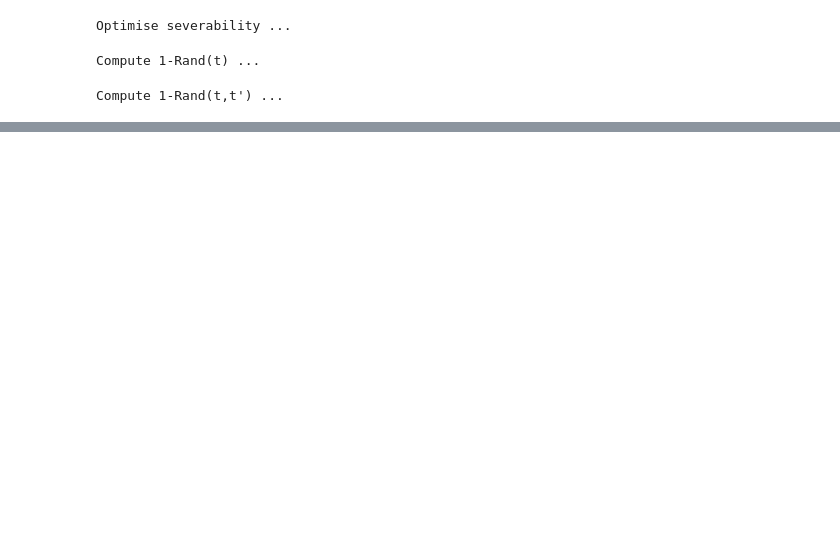
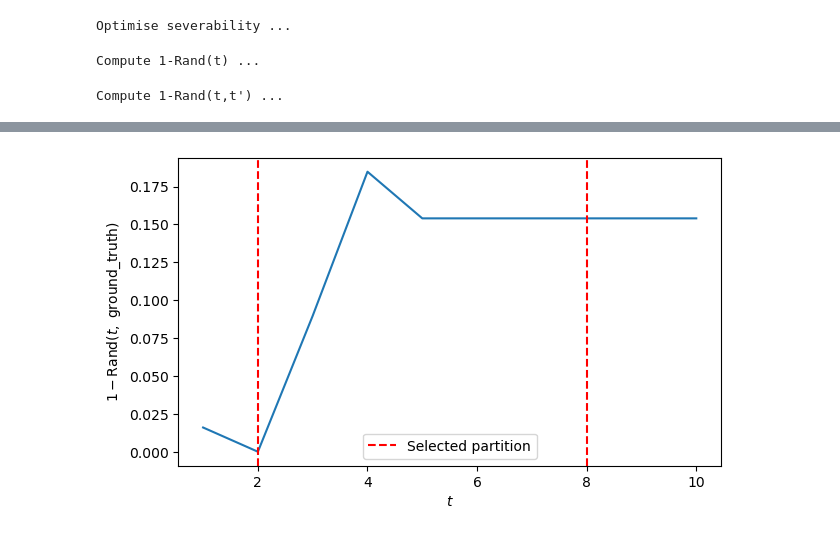
Before and after one commit to barahona-research-group/severability, a Jupyter notebook: notebooks/Example_4.ipynb, the cells around one changed output, grey strips where cells are left out. Saved outputs shown, nothing was run; the diff lists cells and outputs as text; code cells hidden in the pictures; blank space fills up the shorter version.

```diff
--- a/notebooks/Example_4.ipynb
+++ b/notebooks/Example_4.ipynb
@@ -48,0 +36,17 @@ severability.plotting.plot_pie_graph(partition_to_plot, A, n_nodes)
+# %%
+# store ground truth partition in severability format
+ground_truth = [[(list(partition), 1) for partition in G.graph["partition"]]]
+
+# compute 1-Rand[ground_truth, severability(t)]
+rand_ground_truth = severability.compute_rand_ttprime(ground_truth+sev_results["partitions"], n_nodes=G.number_of_nodes())[:,0][1:]
+
+# plot
+fig, ax = plt.subplots(figsize=(7, 4))
+ax.plot(np.arange(1,max_t+1), rand_ground_truth)
+ax.axvline(x=sev_results["selected_partitions"][0]+1, ls = "--", c="red", label="Selected partition")
+for i in range(1, len(sev_results["selected_partitions"])):
+    ax.axvline(x=sev_results["selected_partitions"][i]+1, ls = "--", c="red")
+ax.set(xlabel=r"$t$", ylabel="$1-\mathrm{Rand}(t,$ ground_truth$)$")
+ax.legend();
+# %% [output]
+[figure, added]
```
Also changed, not shown: parts of 8 cells of this notebook, 4 other files.
